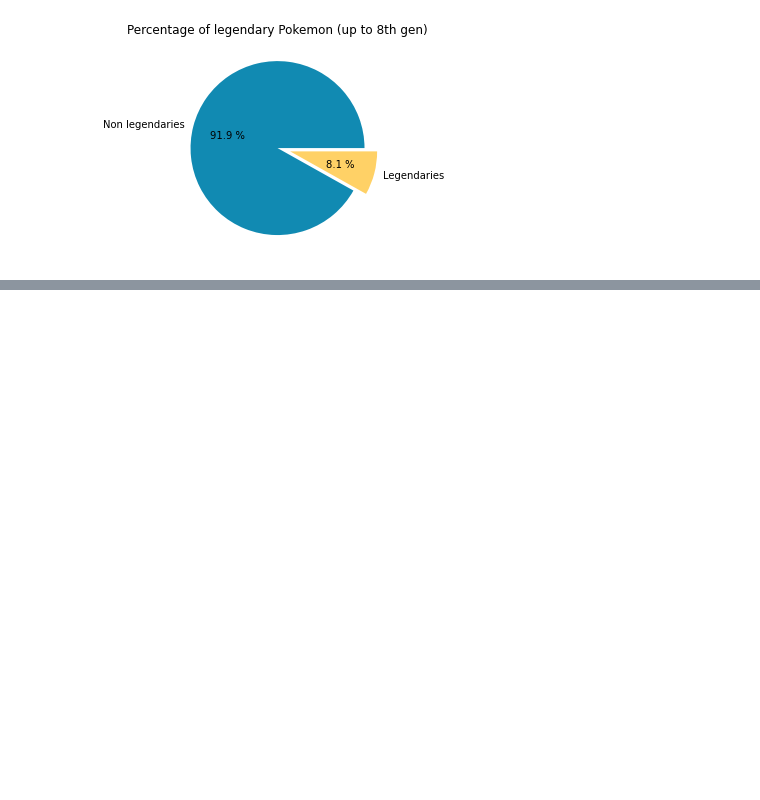
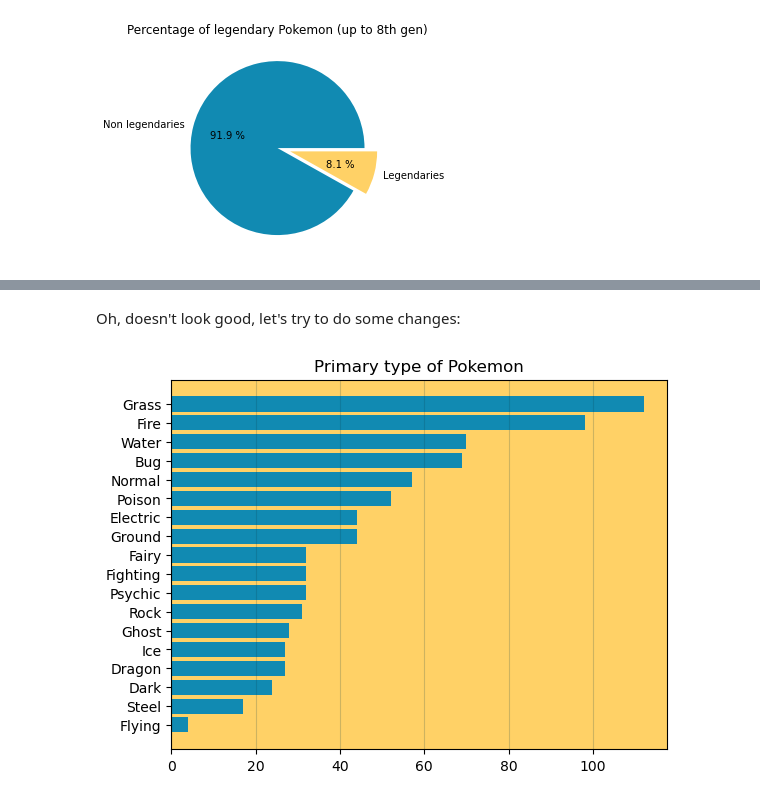
Before and after one commit to puentejose/bertelsmann-data-track, a Jupyter notebook: spreadsheets_4_data_visualization.ipynb, the cells around one changed output, grey strips where cells are left out. Saved outputs shown, nothing was run; the diff lists cells and outputs as text; code cells hidden in the pictures; blank space fills up the shorter version.

```diff
--- a/spreadsheets_4_data_visualization.ipynb
+++ b/spreadsheets_4_data_visualization.ipynb
@@ -85,3 +96,24 @@ The 'box' portion show us the interquartile range or where 50% of the data is.
+# %% [markdown]
+Oh, doesn't look good, let's try to do some changes:
+# %%
+# Let's reset our styles (it's good practice to run it before every chart)
+plt.rcdefaults()
+fig, ax = plt.subplots()
+types = df['Type 1'].unique()
+counts = primarytype = df['Type 1'].value_counts(sort=True)
+
+# Let's make it a horizontal bar chart instead, and add some color to the bars
+ax.barh(types, counts, align='center', color = '#118AB2')
+# We invert the axis because when we rotate it it changes the sort order
+ax.invert_yaxis()
+ax.set_title('Primary type of Pokemon')
+# Change the background color
+ax.set_facecolor('#FFD166')
+# Add gridlines on the x axis, with a low opacity.
+plt.grid(True, which='major', axis='x', alpha = 0.2, color = '#073B4C')
+plt.show()
+# %% [output]
+[figure, added]
 # %%
 x = [0,1,2,3,4]
 y = [0,2,4,6,8]
```
Also changed, not shown: parts of 5 cells of this notebook.
